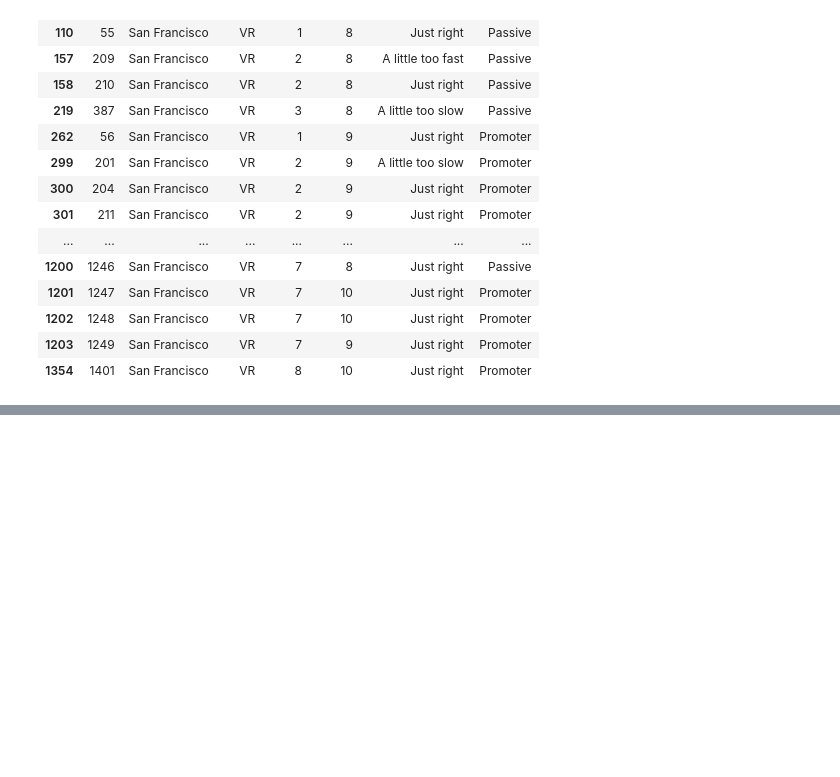
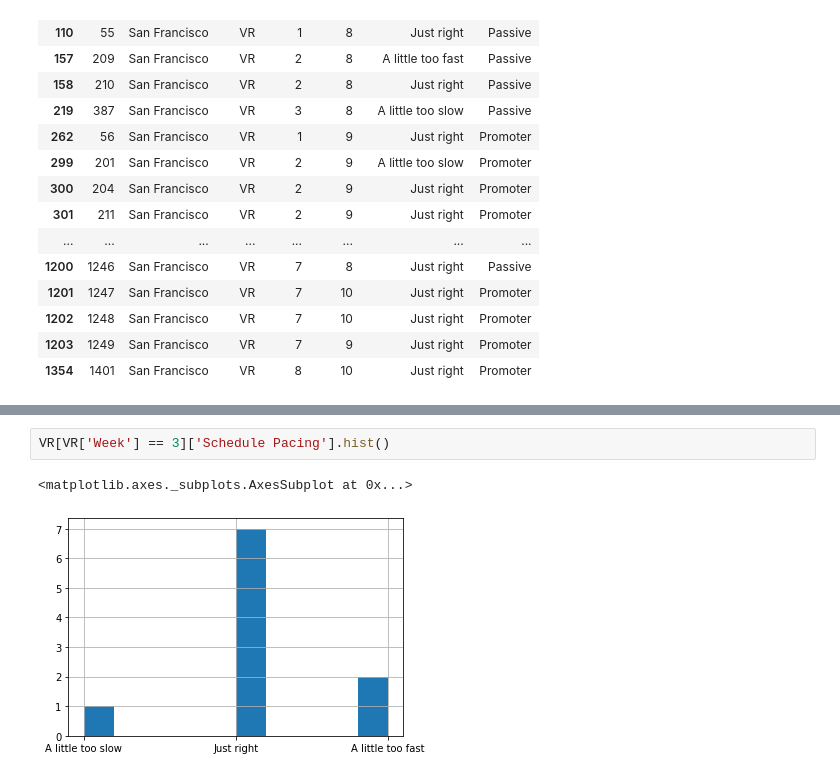
Before and after one commit to SamirIngley/NPS-Feedback, a Jupyter notebook: Midterm _NPS.ipynb, the cells around one changed output, grey strips where cells are left out. Saved outputs shown, nothing was run; the diff lists cells and outputs as text; blank space fills up the shorter version.

```diff
--- a/Midterm _NPS.ipynb
+++ b/Midterm _NPS.ipynb
@@ -594,0 +602,5 @@ TypeError: 'numpy.ndarray' object is not callable
+# %%
+VR[VR['Week'] == 3]['Schedule Pacing'].hist()
+# %% [output]
+<matplotlib.axes._subplots.AxesSubplot at 0x...>
+[figure, added]
```
Also changed, not shown: parts of 6 cells of this notebook.
